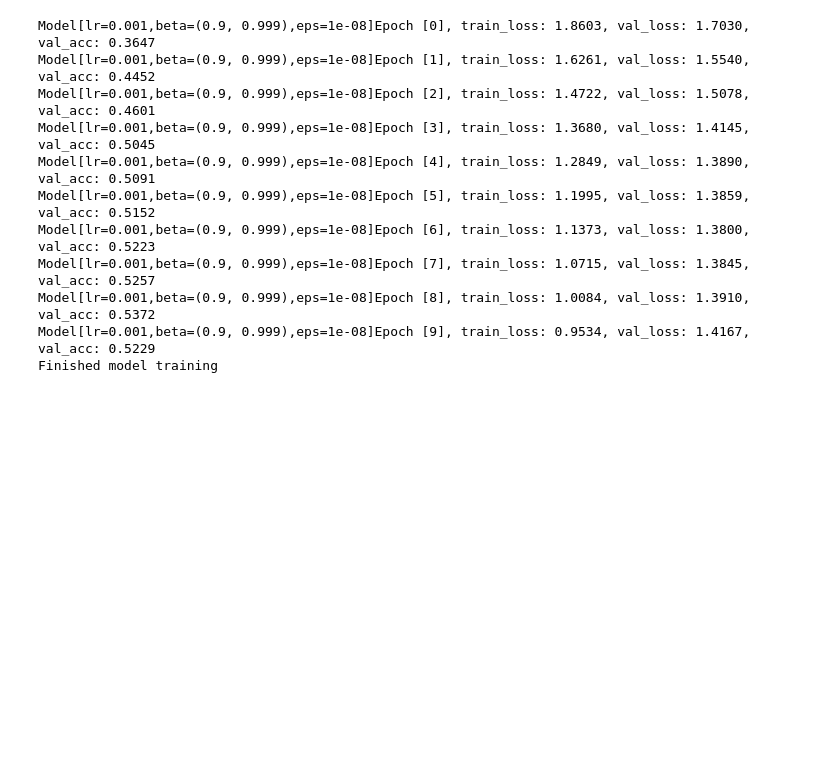
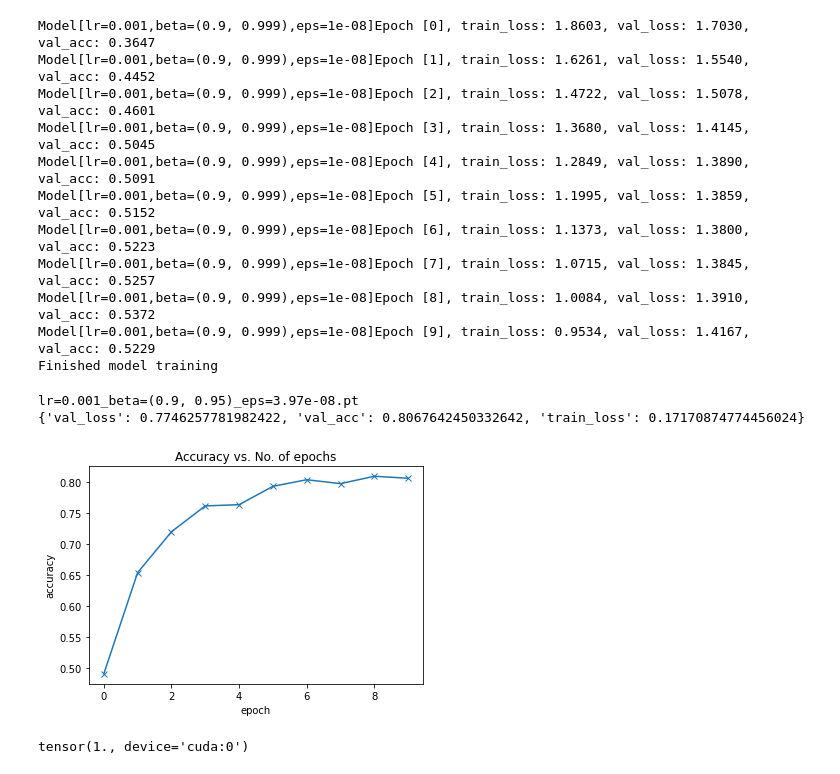
Before and after one commit to berbomeister/ML-project, a Jupyter notebook: ML project/training_CNN2_away.ipynb, the cells around one changed output. Drawn from its saved outputs; the diff is of its cells as text; code cells hidden in the pictures; blank space fills up the shorter version.

Commit message:
update
updated gitignore and added results for some models

```diff
--- a/ML project/training_CNN2_away.ipynb
+++ b/ML project/training_CNN2_away.ipynb
@@ -537,3 +537,20 @@ for hid_dim,layer_dim in rnn_params:
     torch.save(model_rnn.state_dict(),PATH)
     PATH = f'/content/drive/MyDrive/RNN_histories/hid-dim={hid_dim}_layer-dim={layer_dim}.pth'
     torch.save(history_rnn,PATH)
+# %%
+import os
+directory = './CNN2_histories/'
+histories = {}
+for filename in os.listdir(directory):
+    PATH = directory+filename
+    histories[filename] = torch.load(PATH)
+best_model_cnn2_history = max(histories,key = lambda x : histories[x][9]['val_acc'])
+print(best_model_cnn2_history)
+print(histories[best_model_cnn2_history][9])
+best_model_cnn2 = CNN2()
+best_model_cnn2.load_state_dict(torch.load('./CNN2_models/'+best_model_cnn2_history+'h'))
+plot_accuracies(histories[best_model_cnn2_history])
+# %% [output]
+lr=0.001_beta=(0.9, 0.95)_eps=3.97e-08.pt
+{'val_loss': 0.7746257781982422, 'val_acc': 0.8067642450332642, 'train_loss': 0.17170874774456024}
+[figure, added]
@@ -539,0 +593,5 @@ for hid_dim,layer_dim in rnn_params:
+# %%
+temp = torch.Tensor([1]).to(device)
+temp.data[0]
+# %% [output]
+tensor(1., device='cuda:0')
```
Also changed, not shown: parts of 4 cells of this notebook, 14 other files.
